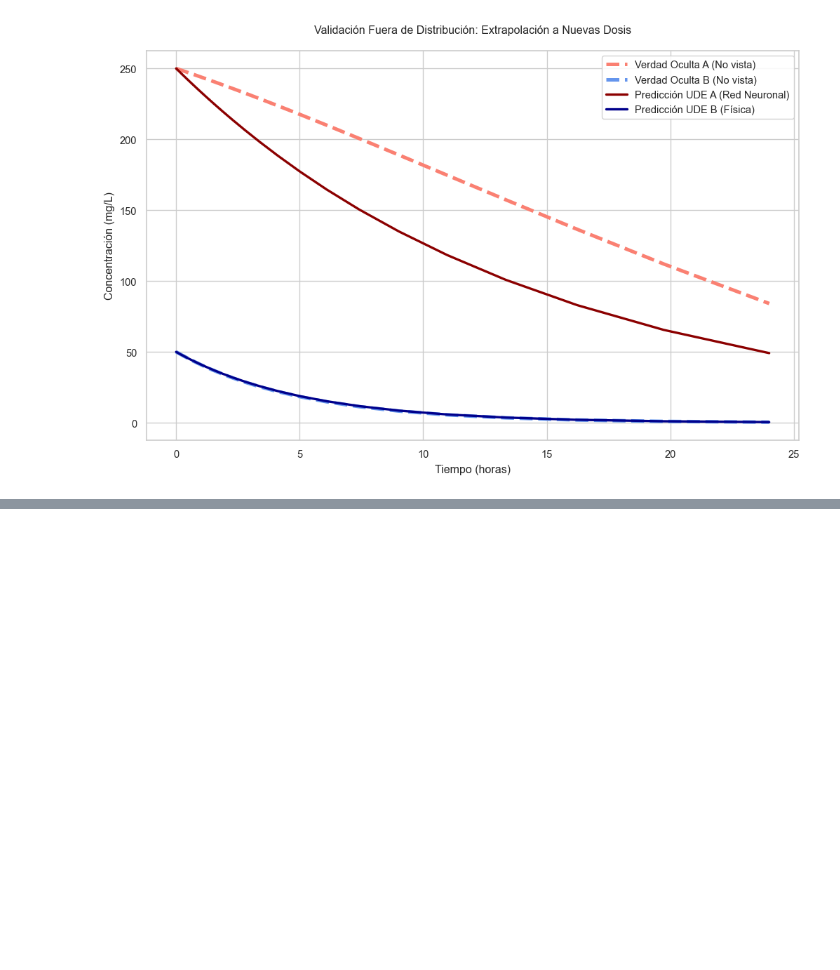
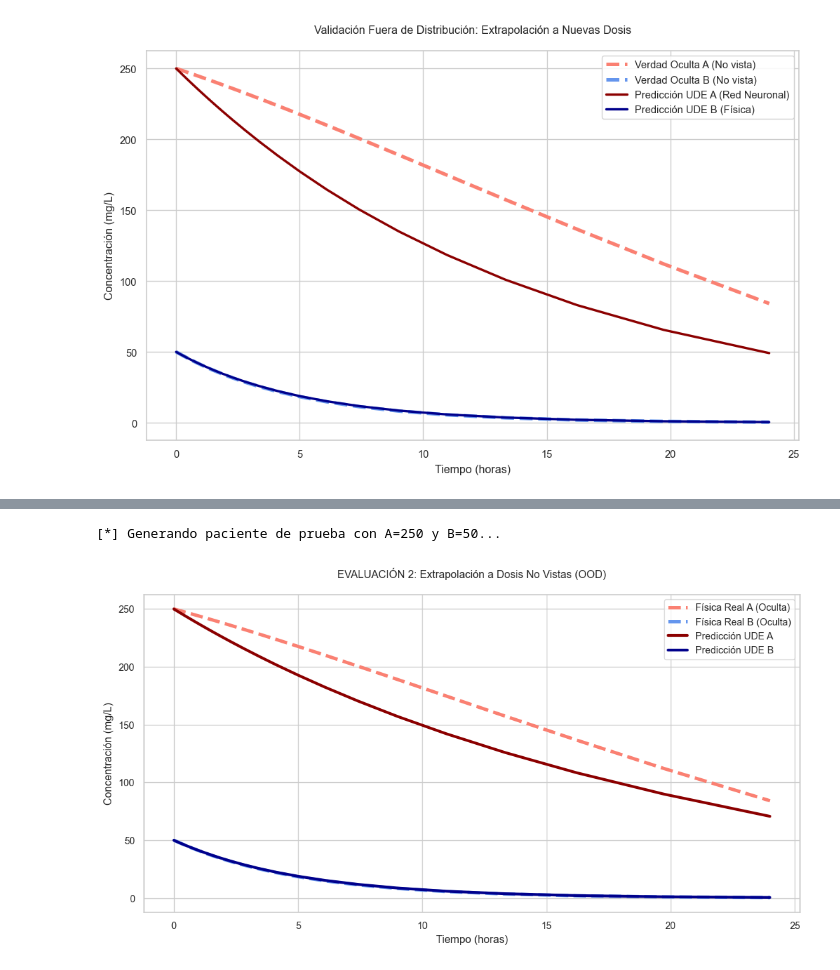
Before and after one commit to lucapetrarca/learning-drug-interactions-ude, a Jupyter notebook: notebooks/evaluación_y_extrapolación.ipynb, the cells around one changed output, grey strips where cells are left out. Cells and saved outputs as stored; diff of their text form; code cells hidden in the pictures; blank space fills up the shorter version.

```diff
--- a/notebooks/evaluación_y_extrapolación.ipynb
+++ b/notebooks/evaluación_y_extrapolación.ipynb
@@ -145,0 +221,27 @@ Loss que obtuvo tu UDE entrenada: 4.97
+# %%
+print("[*] Generando paciente de prueba con A=250 y B=50...")
+df_test = generate_dataset(A0=250.0, B0=50.0, save_to_csv=False)
+t_test = torch.tensor(df_test['time'].values, dtype=torch.float32)
+u0_test = torch.tensor([250.0, 50.0], dtype=torch.float32)
+
+with torch.no_grad():
+    pred_test = model(u0_test, t_test).numpy()
+
+fig, ax = plt.subplots(figsize=(9, 5), dpi=120)
+t_np = t_test.numpy()
+
+ax.plot(t_np, df_test['true_A'], '--', color='salmon', linewidth=3, label='Física Real A (Oculta)')
+ax.plot(t_np, df_test['true_B'], '--', color='cornflowerblue', linewidth=3, label='Física Real B (Oculta)')
+
+ax.plot(t_np, pred_test[:, 0], color='darkred', linewidth=2.5, label='Predicción UDE A')
+ax.plot(t_np, pred_test[:, 1], color='darkblue', linewidth=2.5, label='Predicción UDE B')
+
+ax.set_title("EVALUACIÓN 2: Extrapolación a Dosis No Vistas (OOD)", pad=15)
+ax.set_xlabel("Tiempo (horas)")
+ax.set_ylabel("Concentración (mg/L)")
+ax.legend(loc='upper right')
+plt.tight_layout()
+plt.show()
+# %% [output]
+[*] Generando paciente de prueba con A=250 y B=50...
+[figure, added]
```
Also changed, not shown: parts of 6 cells of this notebook, 5 other files.
